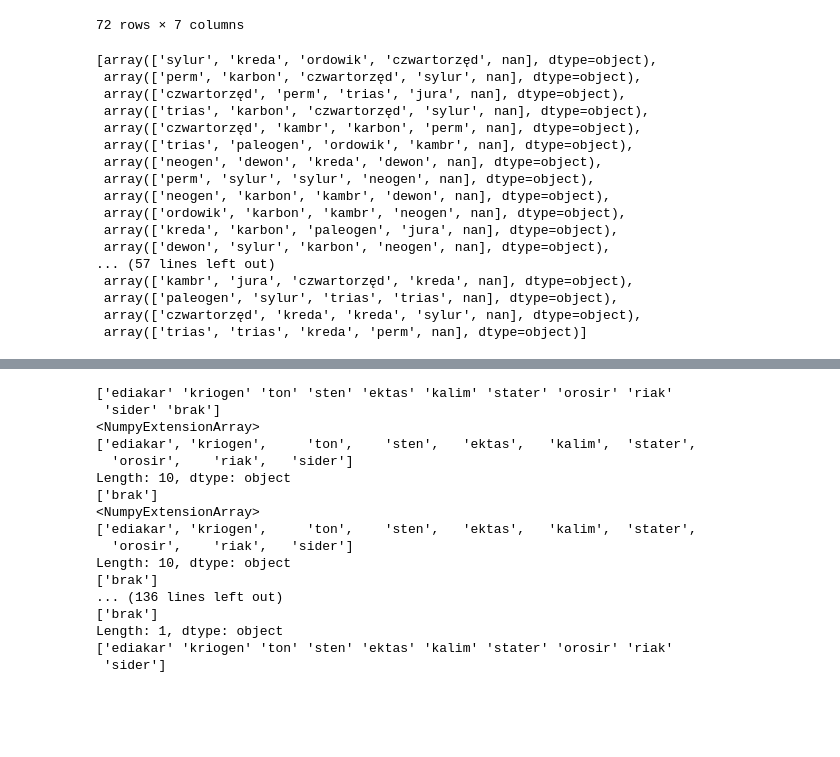
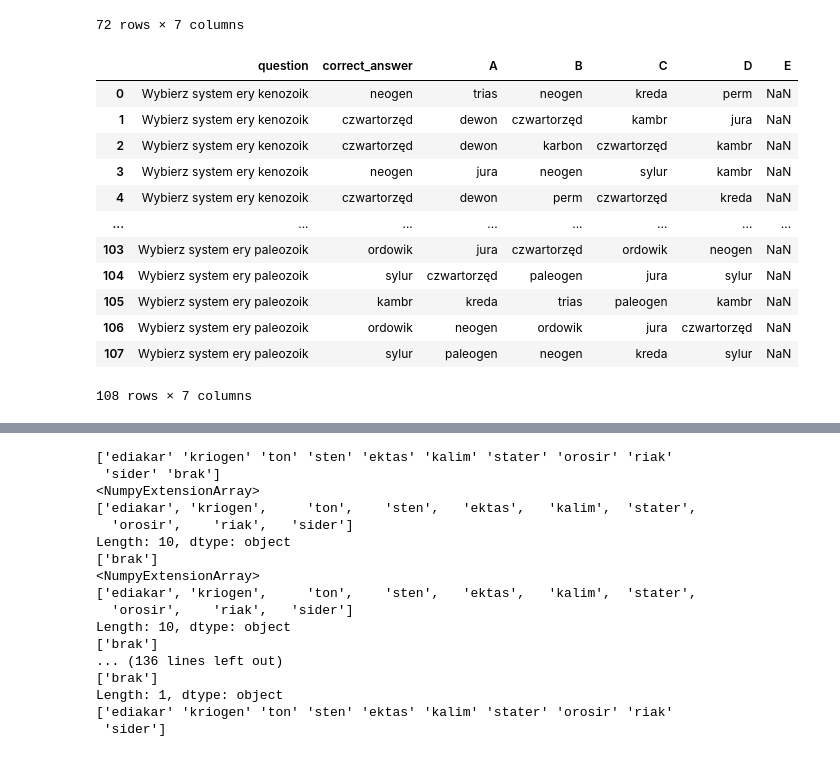
Before and after one commit to wiktorpiela/wucziapping, a Jupyter notebook: backend/question_builder/testing.ipynb, the cells around one changed output, grey strips where cells are left out. Cells and saved outputs as stored; diff of their text form; code cells hidden in the pictures; blank space fills up the shorter version.

```diff
--- a/backend/question_builder/testing.ipynb
+++ b/backend/question_builder/testing.ipynb
@@ -72,23 +72,3 @@ df_final
 | 70 | Wypisz system ery paleozoik | kambr | paleogen | trias | kambr | kreda | NaN |
 | 71 | Wypisz system ery paleozoik | perm | perm | neogen | jura | trias | NaN |
 72 rows × 7 columns
-# %%
-possible_answers
-# %% [output]
-[array(['sylur', 'kreda', 'ordowik', 'czwartorzęd', nan], dtype=object),
- array(['perm', 'karbon', 'czwartorzęd', 'sylur', nan], dtype=object),
- array(['czwartorzęd', 'perm', 'trias', 'jura', nan], dtype=object),
- array(['trias', 'karbon', 'czwartorzęd', 'sylur', nan], dtype=object),
- array(['czwartorzęd', 'kambr', 'karbon', 'perm', nan], dtype=object),
- array(['trias', 'paleogen', 'ordowik', 'kambr', nan], dtype=object),
- array(['neogen', 'dewon', 'kreda', 'dewon', nan], dtype=object),
- array(['perm', 'sylur', 'sylur', 'neogen', nan], dtype=object),
- array(['neogen', 'karbon', 'kambr', 'dewon', nan], dtype=object),
- array(['ordowik', 'karbon', 'kambr', 'neogen', nan], dtype=object),
- array(['kreda', 'karbon', 'paleogen', 'jura', nan], dtype=object),
- array(['dewon', 'sylur', 'karbon', 'neogen', nan], dtype=object),
-... (57 lines left out)
- array(['kambr', 'jura', 'czwartorzęd', 'kreda', nan], dtype=object),
- array(['paleogen', 'sylur', 'trias', 'trias', nan], dtype=object),
- array(['czwartorzęd', 'kreda', 'kreda', 'sylur', nan], dtype=object),
- array(['trias', 'trias', 'kreda', 'perm', nan], dtype=object)]
@@ -94,0 +94,16 @@ possible_answers
+# %%
+df_easy
+# %% [output]
+|  | question | correct_answer | A | B | C | D | E |
+| 0 | Wybierz system ery kenozoik | neogen | trias | neogen | kreda | perm | NaN |
+| 1 | Wybierz system ery kenozoik | czwartorzęd | dewon | czwartorzęd | kambr | jura | NaN |
+| 2 | Wybierz system ery kenozoik | czwartorzęd | dewon | karbon | czwartorzęd | kambr | NaN |
+| 3 | Wybierz system ery kenozoik | neogen | jura | neogen | sylur | kambr | NaN |
+| 4 | Wybierz system ery kenozoik | czwartorzęd | dewon | perm | czwartorzęd | kreda | NaN |
+| ... | ... | ... | ... | ... | ... | ... | ... |
+| 103 | Wybierz system ery paleozoik | ordowik | jura | czwartorzęd | ordowik | neogen | NaN |
+| 104 | Wybierz system ery paleozoik | sylur | czwartorzęd | paleogen | jura | sylur | NaN |
+| 105 | Wybierz system ery paleozoik | kambr | kreda | trias | paleogen | kambr | NaN |
+| 106 | Wybierz system ery paleozoik | ordowik | neogen | ordowik | jura | czwartorzęd | NaN |
+| 107 | Wybierz system ery paleozoik | sylur | paleogen | neogen | kreda | sylur | NaN |
+108 rows × 7 columns
```
Also changed, not shown: parts of 3 cells of this notebook, 1 other file.
